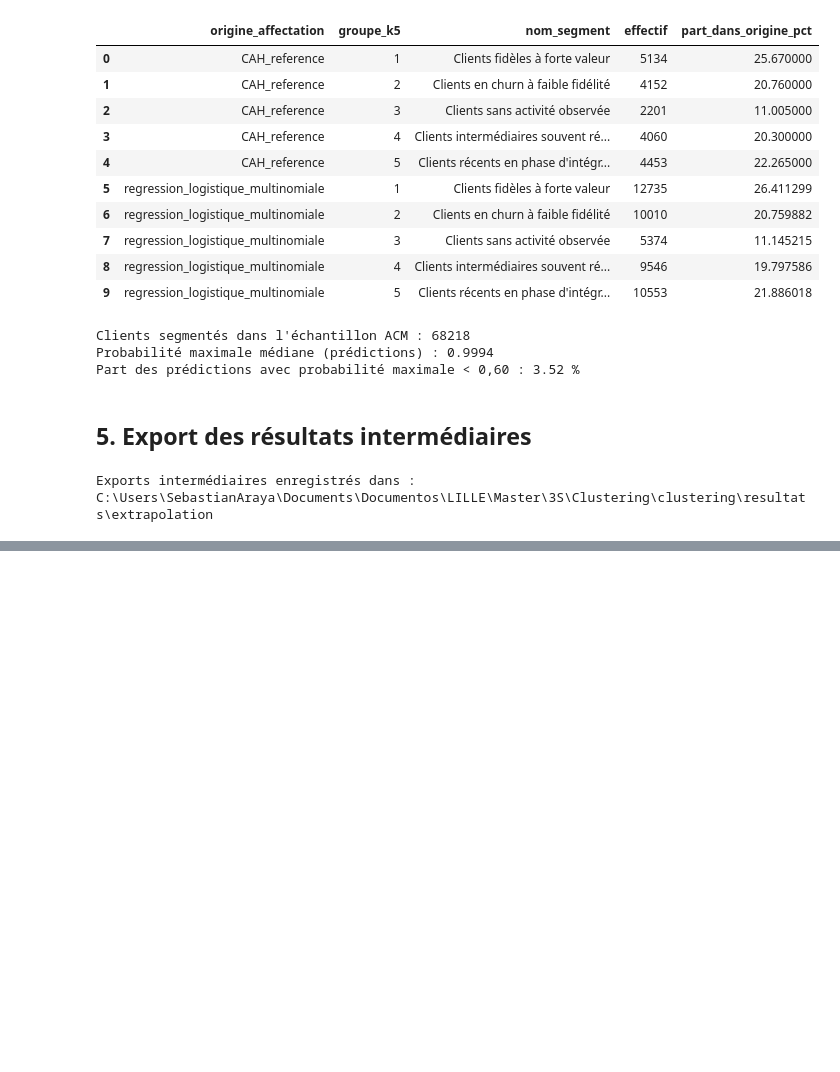
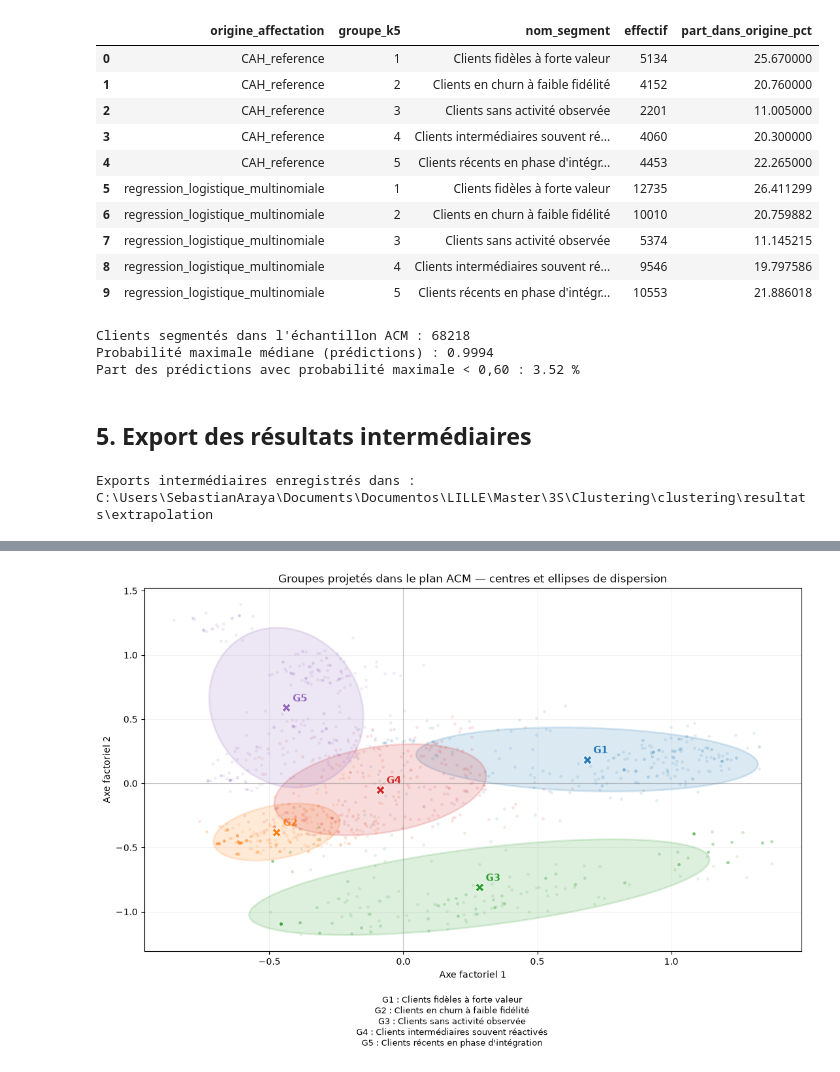
Before and after one commit to sebaarayacastro1/clustering, a Jupyter notebook: notebooks/06_extrapolation_clusters.ipynb, the cells around one changed output, grey strips where cells are left out. Cells and saved outputs as stored; diff of their text form; code cells hidden in the pictures; blank space fills up the shorter version.

```diff
--- a/notebooks/06_extrapolation_clusters.ipynb
+++ b/notebooks/06_extrapolation_clusters.ipynb
@@ -199,0 +511,87 @@ Les probabilités affichées mesurent la confiance du classifieur dans la reprod
+# %%
+from matplotlib.patches import Ellipse
+
+# Assemblage des coordonnées dans l'ordre du fichier source, contrôlé par les indices.
+# Les coordonnées existantes et les coordonnées projetées restent inchangées.
+coordonnees_completes = np.full((len(donnees_brutes), NOMBRE_AXES), np.nan, dtype=float)
+indices_deja_acm = np.asarray(indices_echantillon, dtype=int)
+indices_nouveaux = np.asarray(indices_hors_acm, dtype=int)
+assert len(np.intersect1d(indices_deja_acm, indices_nouveaux)) == 0
+coordonnees_completes[indices_deja_acm] = coordonnees[colonnes_axes].to_numpy(dtype=float)
+coordonnees_completes[indices_nouveaux] = coordonnees_hors_acm[colonnes_axes].to_numpy(dtype=float)
+
+etiquettes_completes = base_complete_segmentee["groupe_k5"].to_numpy(dtype=float, na_value=np.nan)
+masque_classifies = np.isfinite(etiquettes_completes)
+assert np.array_equal(
+    base_complete_segmentee["indice_ligne_source"].to_numpy(dtype=int),
+    np.arange(len(donnees_brutes)),
+)
+assert np.isfinite(coordonnees_completes[masque_classifies]).all()
+assert np.isnan(coordonnees_completes[~masque_classifies]).all()
+assert masque_classifies.sum() == 341091
+
+# Contrôle : les étiquettes CAH de référence sont conservées à leur position source.
+assert np.array_equal(
+    etiquettes_completes[indices_deja_acm[positions_cah]].astype(int),
+    y_reference.to_numpy(dtype=int),
+)
+
+GENERATEUR = np.random.default_rng(42)
+indices_points = []
+for groupe in GROUPES:
+    indices_du_groupe = np.flatnonzero(etiquettes_completes == groupe)
+    indices_points.append(GENERATEUR.choice(
+        indices_du_groupe, size=min(250, len(indices_du_groupe)), replace=False
+    ))
+
+def tracer_plan_factoriel(axe_horizontal: int, axe_vertical: int) -> None:
+    """Affiche les centres et ellipses de covariance des groupes sur deux axes ACM."""
+    fig, ax = plt.subplots(figsize=(11, 7.5))
+    for indice, groupe in enumerate(GROUPES):
+        couleur = COULEURS_GROUPES[int(groupe)]
+        masque = etiquettes_completes == groupe
+        points = coordonnees_completes[masque][:, [axe_horizontal, axe_vertical]]
+        centre = points.mean(axis=0)
+        covariance = np.cov(points, rowvar=False)
+        valeurs, vecteurs = np.linalg.eigh(covariance)
+        ordre = np.argsort(valeurs)[::-1]
+        valeurs = np.clip(valeurs[ordre], 0, None)
+        vecteur_principal = vecteurs[:, ordre[0]]
+        orientation = np.degrees(np.arctan2(vecteur_principal[1], vecteur_principal[0]))
+        demi_axes = 1.5 * np.sqrt(valeurs)
+
+        # Seuls les points dessinés sont échantillonnés ; le calcul de covariance est exhaustif.
+        ech = coordonnees_completes[indices_points[indice]][:, [axe_horizontal, axe_vertical]]
+        ax.scatter(ech[:, 0], ech[:, 1], s=11, alpha=0.13, color=couleur, linewidths=0)
+        ellipse = Ellipse(
+            xy=centre, width=2 * demi_axes[0], height=2 * demi_axes[1],
+            angle=orientation, facecolor=couleur, edgecolor=couleur,
+            linewidth=2, alpha=0.16,
+        )
+        ax.add_patch(ellipse)
+        ax.plot(centre[0], centre[1], marker="X", markersize=10, color=couleur,
+                markeredgecolor="white", markeredgewidth=0.8)
+        ax.annotate(f"G{groupe}", xy=centre, xytext=(7, 7),
+                    textcoords="offset points", fontsize=11, weight="bold", color=couleur)
+
+    ax.axhline(0, color="gray", linewidth=0.8, alpha=0.45)
+    ax.axvline(0, color="gray", linewidth=0.8, alpha=0.45)
+    ax.set_xlabel(f"Axe factoriel {axe_horizontal + 1}")
+    ax.set_ylabel(f"Axe factoriel {axe_vertical + 1}")
+    ax.set_title("Groupes projetés dans le plan ACM — centres et ellipses de dispersion")
+    ax.grid(alpha=0.15)
+    ax.set_axisbelow(True)
+    # Légende lisible sans répéter les longues dénominations métier sur le tracé.
+    legende = "\n".join(f"G{g} : {NOMS_METIER_K5[int(g)]}" for g in GROUPES)
+    fig.text(0.5, 0.01, legende, ha="center", va="bottom", fontsize=9)
+    fig.tight_layout(rect=[0, 0.13, 1, 1])
+    fig.savefig(
+        DOSSIER_SORTIE / f"ellipses_ACM_axes_{axe_horizontal + 1}_{axe_vertical + 1}.png",
+        dpi=170, bbox_inches="tight"
+    )
+    plt.show()
+
+tracer_plan_factoriel(0, 1)
+tracer_plan_factoriel(0, 2)
+# %% [output]
+[figure, added]
```
Also changed, not shown: parts of 17 cells of this notebook, 2 other files.
